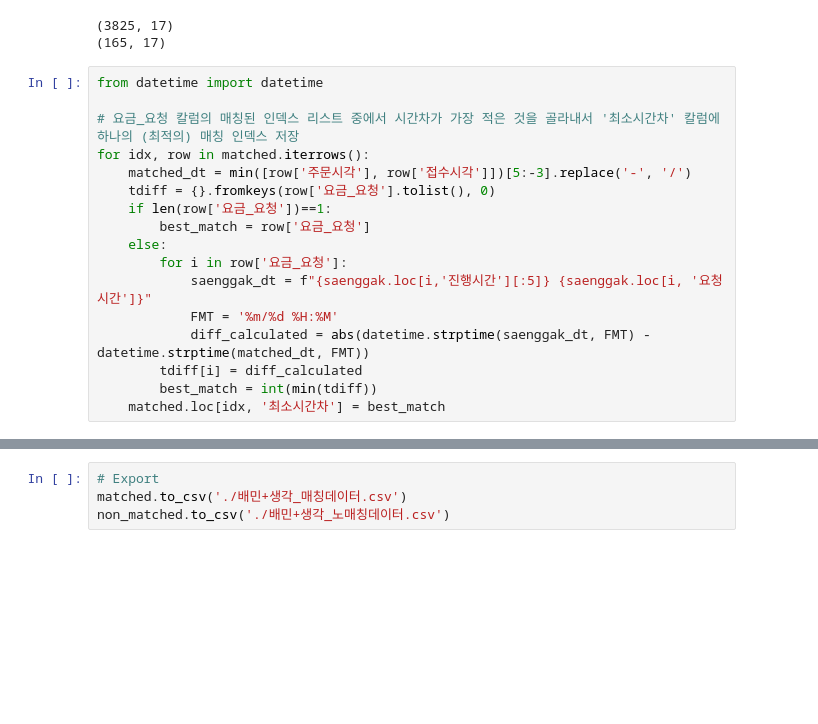
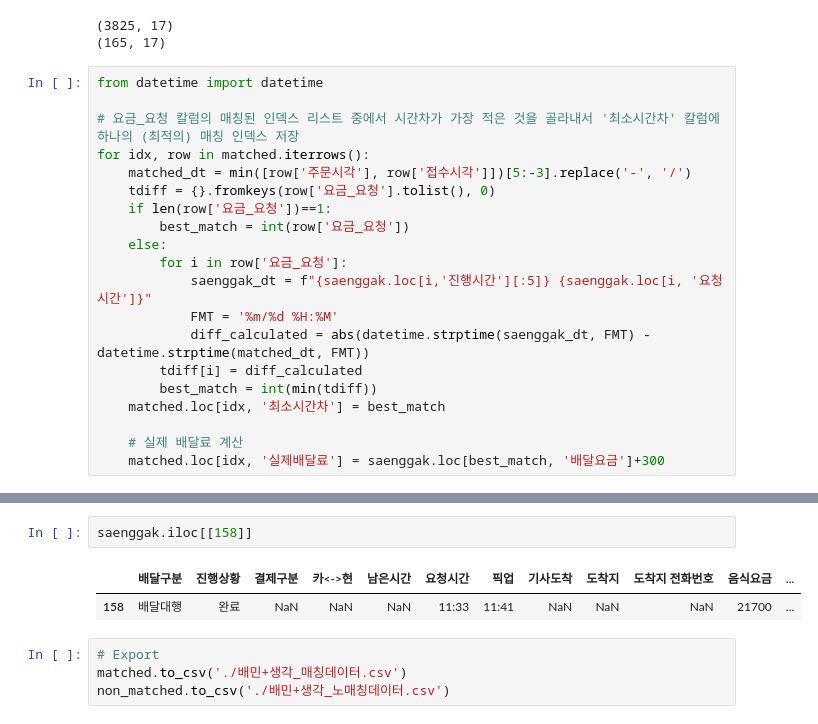
Before and after one commit to imeugeneco/food-delivery, a Jupyter notebook: baemin+saenggak.ipynb, the cells around one changed output, grey strips where cells are left out. Saved outputs shown, nothing was run; the diff lists cells and outputs as text; blank space fills up the shorter version.

```diff
--- a/baemin+saenggak.ipynb
+++ b/baemin+saenggak.ipynb
@@ -71,7 +71,7 @@ for idx, row in matched.iterrows():
     matched_dt = min([row['주문시각'], row['접수시각']])[5:-3].replace('-', '/')
     tdiff = {}.fromkeys(row['요금_요청'].tolist(), 0)
     if len(row['요금_요청'])==1:
-        best_match = row['요금_요청']
+        best_match = int(row['요금_요청'])
     else:
         for i in row['요금_요청']:
             saenggak_dt = f"{saenggak.loc[i,'진행시간'][:5]} {saenggak.loc[i, '요청시간']}"
@@ -80,6 +80,9 @@ for idx, row in matched.iterrows():
         tdiff[i] = diff_calculated
         best_match = int(min(tdiff))
     matched.loc[idx, '최소시간차'] = best_match
+
+    # 실제 배달료 계산
+    matched.loc[idx, '실제배달료'] = saenggak.loc[best_match, '배달요금']+300
 # %%
 matched.head()
 # %% [output]
@@ -89,6 +92,11 @@ matched.head()
 | 3691 | B0QI0066RA | 배달 | 바로결제 | 훈제연어 샐러드, 숲속 샐러드, 목살 샐러드 | NaN | 렌치, 오리엔탈, 오리엔탈 | 배민 | 19200 | 3000 | 22200 | 2020-08-12 11:22:23 | ... |
 | 3692 | B0QI006DHB | 배달 | 바로결제 | 이너프 샐러드, 이너프 샐러드, 이너프 샐러드, 이너프 샐러드 | NaN | 렌치 | 배민 | 17200 | 4500 | 21700 | 2020-08-12 11:25:02 | ... |
 | 3693 | B0QI006G7G | 배달 | 바로결제 | 숲속 샐러드, 목살 샐러드, 숲속 샐러드 | 목살 (100g), 목살 (100g), 닭가슴살 (100g) | 오리엔탈, 오리엔탈, 오리엔탈 | 배민 | 25500 | 3000 | 28500 | 2020-08-12 11:26:44 | ... |
+# %%
+saenggak.iloc[[158]]
+# %% [output]
+|  | 배달구분 | 진행상황 | 결제구분 | 카<->현 | 남은시간 | 요청시간 | 픽업 | 기사도착 | 도착지 | 도착지 전화번호 | 음식요금 | ... |
+| 158 | 배달대행 | 완료 | NaN | NaN | NaN | 11:33 | 11:41 | NaN | NaN | NaN | 21700 | ... |
 # %%
 # Export
 matched.to_csv('./배민+생각_매칭데이터.csv')
```
Also changed, not shown: 1 other file.
